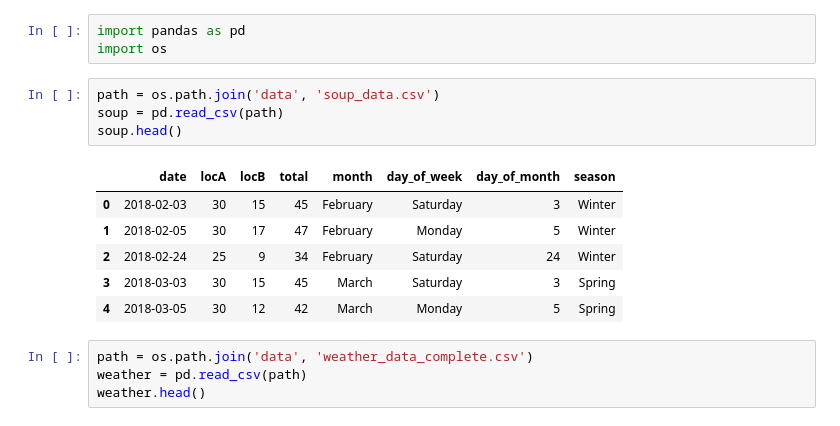
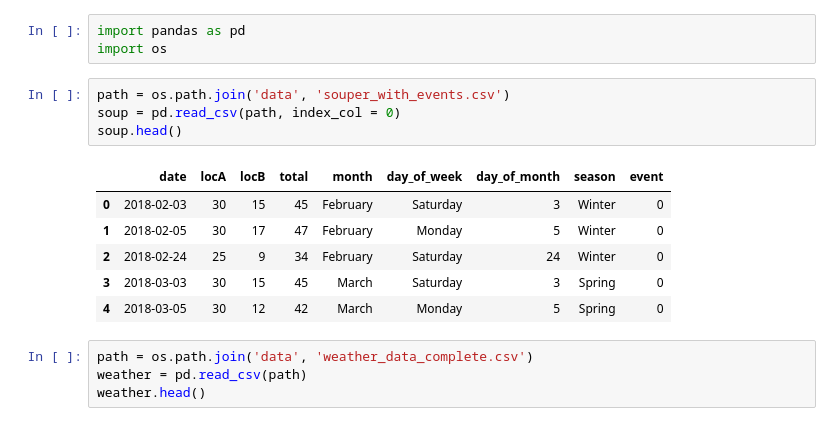
Before and after one commit to kamransoomro84/souper-duper, a Jupyter notebook: ml_models.ipynb, the cells around one changed output. Saved outputs shown, nothing was run; the diff lists cells and outputs as text.

```diff
--- a/ml_models.ipynb
+++ b/ml_models.ipynb
@@ -6,16 +6,16 @@
 import pandas as pd
 import os
 # %%
-path = os.path.join('data', 'soup_data.csv')
-soup = pd.read_csv(path)
+path = os.path.join('data', 'souper_with_events.csv')
+soup = pd.read_csv(path, index_col = 0)
 soup.head()
 # %% [output]
-|  | date | locA | locB | total | month | day_of_week | day_of_month | season |
-| 0 | 2018-02-03 | 30 | 15 | 45 | February | Saturday | 3 | Winter |
-| 1 | 2018-02-05 | 30 | 17 | 47 | February | Monday | 5 | Winter |
-| 2 | 2018-02-24 | 25 | 9 | 34 | February | Saturday | 24 | Winter |
-| 3 | 2018-03-03 | 30 | 15 | 45 | March | Saturday | 3 | Spring |
-| 4 | 2018-03-05 | 30 | 12 | 42 | March | Monday | 5 | Spring |
+|  | date | locA | locB | total | month | day_of_week | day_of_month | season | event |
+| 0 | 2018-02-03 | 30 | 15 | 45 | February | Saturday | 3 | Winter | 0 |
+| 1 | 2018-02-05 | 30 | 17 | 47 | February | Monday | 5 | Winter | 0 |
+| 2 | 2018-02-24 | 25 | 9 | 34 | February | Saturday | 24 | Winter | 0 |
+| 3 | 2018-03-03 | 30 | 15 | 45 | March | Saturday | 3 | Spring | 0 |
+| 4 | 2018-03-05 | 30 | 12 | 42 | March | Monday | 5 | Spring | 0 |
 # %%
 path = os.path.join('data', 'weather_data_complete.csv')
 weather = pd.read_csv(path)
```
Also changed, not shown: parts of 14 cells of this notebook.
